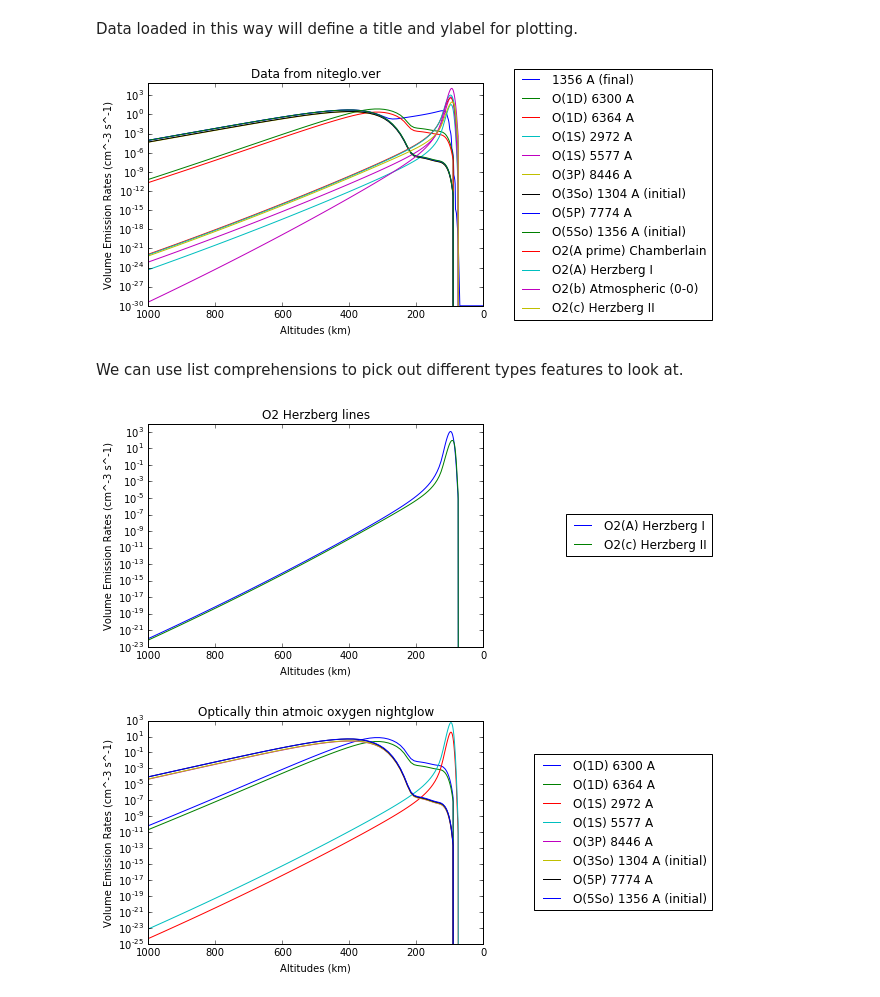
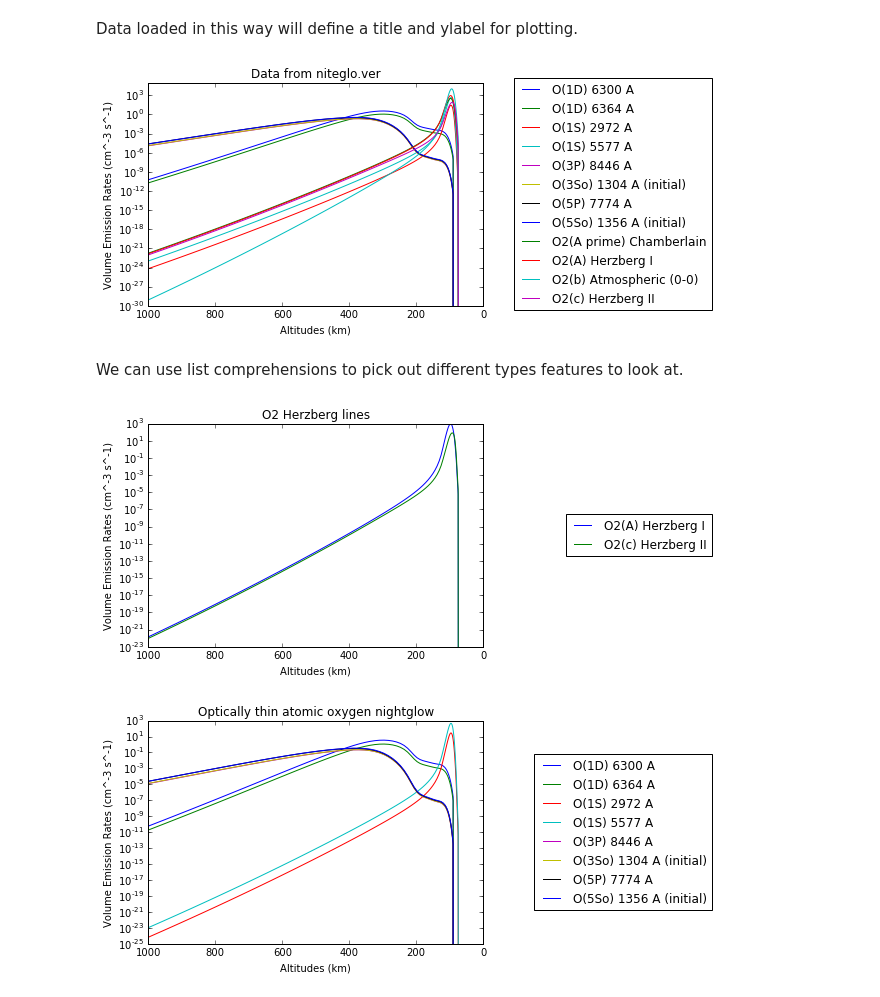
Before and after one commit to georgegeddes/pyauric, a Jupyter notebook: examples.ipynb, the cells around one changed output. Cells and saved outputs as stored; diff of their text form; code cells hidden in the pictures.

```diff
--- a/examples.ipynb
+++ b/examples.ipynb
@@ -43,4 +46,4 @@ Suppose we meant to do a daytime run instead. We can change the UTC to noon like
 # %%
-auric.set_params({"UTSEC":12*3600})
-print(auric.params[4])
+auric.set_params({"UTSEC":0*3600})
+print(auric.params['UTSEC'])
 # %% [output]
@@ -51,0 +53,4 @@ Work on this tomorrow.
+# %%
+print(auric.params['F10AVE'], auric.params['AP(1)'])
+auric.run_geoparm(True)
+print(auric.params['F10AVE'], auric.params['AP(1)'])
@@ -93,25 +90,25 @@ plt.yscale('log')
 plt.title(nv.title)
 plt.ylabel(nv.ylabel);
 # %% [output]
-[figure, old version]
+[figure, new version]
 # %% [markdown]
 We can use list comprehensions to pick out different types features to look at.
 # %%
 herzberg = [ c for c in nv.columns if "Herzberg" in c ]
 
 nv[herzberg].plot()
 plt.yscale('log')
 outside_legend(plt.gca())
 plt.ylabel(nv.ylabel)
 plt.title("O2 Herzberg lines");
 
 thin_O = [ c for c in nv.columns if "O2" not in c and "final" not in c ]
 
 nv[thin_O].plot()
 plt.yscale('log')
 outside_legend(plt.gca())
 plt.ylabel(nv.ylabel)
-plt.title("Optically thin atmoic oxygen nightglow");
+plt.title("Optically thin atomic oxygen nightglow");
 # %% [output]
-[figure, old version]
+[figure, new version]
-[figure, old version]
+[figure, new version]
```
Also changed, not shown: parts of 9 cells of this notebook.
